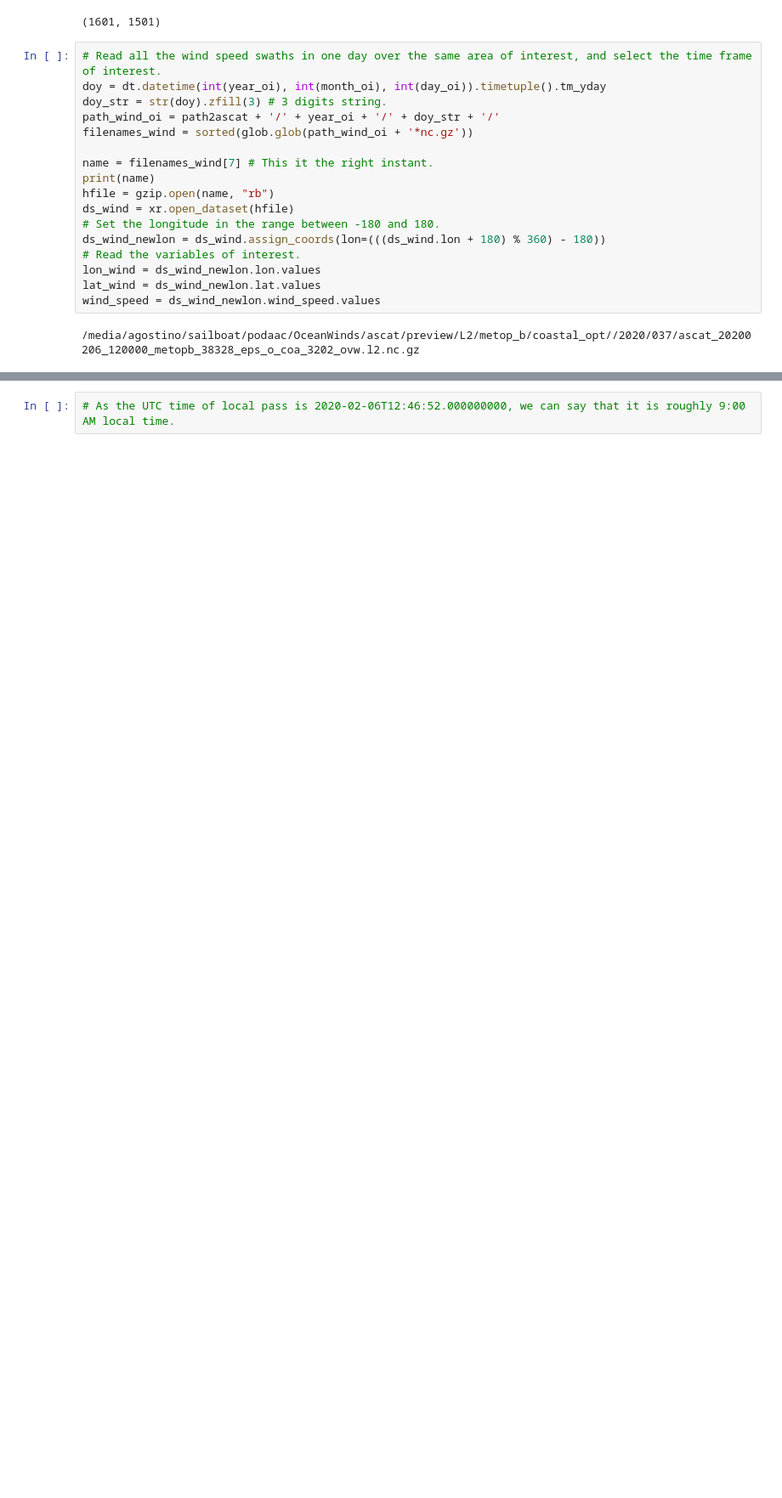
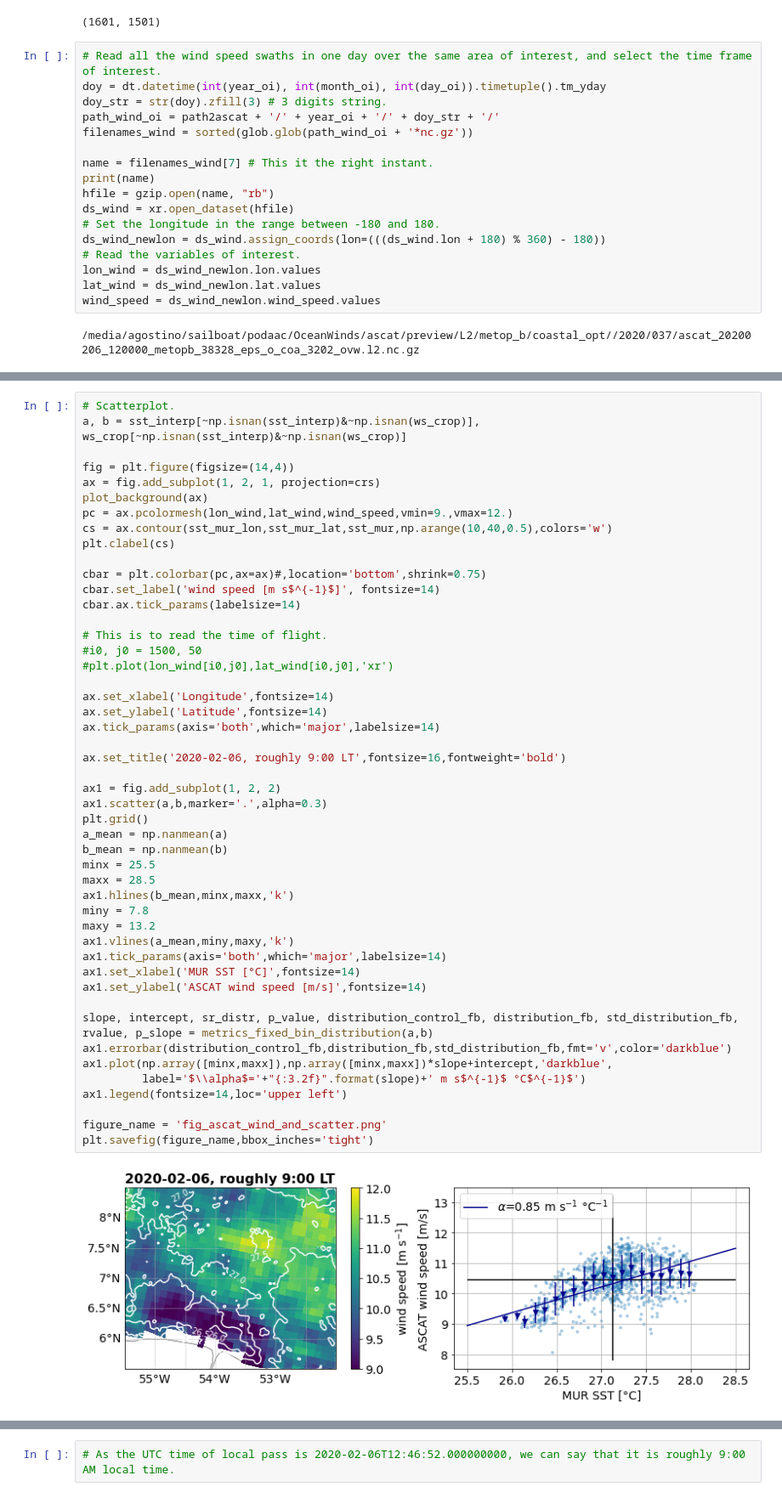
Before and after one commit to ClauClouds/SST-impact, a Jupyter notebook: ascat_wind_MUR_SST_one_day.ipynb, the cells around one changed output, grey strips where cells are left out. Shown at 85% size. Saved outputs shown, nothing was run; the diff lists cells and outputs as text; blank space fills up the shorter version.

```diff
--- a/ascat_wind_MUR_SST_one_day.ipynb
+++ b/ascat_wind_MUR_SST_one_day.ipynb
@@ -247,3 +335,53 @@ plt.savefig(figure_name,bbox_inches='tight')
+# %%
+# Scatterplot.
+a, b = sst_interp[~np.isnan(sst_interp)&~np.isnan(ws_crop)], ws_crop[~np.isnan(sst_interp)&~np.isnan(ws_crop)]
+
+fig = plt.figure(figsize=(14,4))
+ax = fig.add_subplot(1, 2, 1, projection=crs)
+plot_background(ax)
+pc = ax.pcolormesh(lon_wind,lat_wind,wind_speed,vmin=9.,vmax=12.)
+cs = ax.contour(sst_mur_lon,sst_mur_lat,sst_mur,np.arange(10,40,0.5),colors='w')
+plt.clabel(cs)
+
+cbar = plt.colorbar(pc,ax=ax)#,location='bottom',shrink=0.75)
+cbar.set_label('wind speed [m s$^{-1}$]', fontsize=14)
+cbar.ax.tick_params(labelsize=14)
+
+# This is to read the time of flight.
+#i0, j0 = 1500, 50
+#plt.plot(lon_wind[i0,j0],lat_wind[i0,j0],'xr')
+
+ax.set_xlabel('Longitude',fontsize=14)
+ax.set_ylabel('Latitude',fontsize=14)
+ax.tick_params(axis='both',which='major',labelsize=14)
+
+ax.set_title('2020-02-06, roughly 9:00 LT',fontsize=16,fontweight='bold')
+
+ax1 = fig.add_subplot(1, 2, 2)
+ax1.scatter(a,b,marker='.',alpha=0.3)
+plt.grid()
+a_mean = np.nanmean(a)
+b_mean = np.nanmean(b)
+minx = 25.5
+maxx = 28.5
+ax1.hlines(b_mean,minx,maxx,'k')
+miny = 7.8
+maxy = 13.2
+ax1.vlines(a_mean,miny,maxy,'k')
+ax1.tick_params(axis='both',which='major',labelsize=14)
+ax1.set_xlabel('MUR SST [°C]',fontsize=14)
+ax1.set_ylabel('ASCAT wind speed [m/s]',fontsize=14)
+
+slope, intercept, sr_distr, p_value, distribution_control_fb, distribution_fb, std_distribution_fb, rvalue, p_slope = metrics_fixed_bin_distribution(a,b)
+ax1.errorbar(distribution_control_fb,distribution_fb,std_distribution_fb,fmt='v',color='darkblue')
+ax1.plot(np.array([minx,maxx]),np.array([minx,maxx])*slope+intercept,'darkblue',
+         label='$\\alpha$='+"{:3.2f}".format(slope)+' m s$^{-1}$ °C$^{-1}$')
+ax1.legend(fontsize=14,loc='upper left')
+
+figure_name = 'fig_ascat_wind_and_scatter.png'
+plt.savefig(figure_name,bbox_inches='tight')
+# %% [output]
+[figure, added]
 # %%
 # I want to determine at what time the satellite is passing by.
 
```
Also changed, not shown: parts of 6 cells of this notebook, 1 other file.
